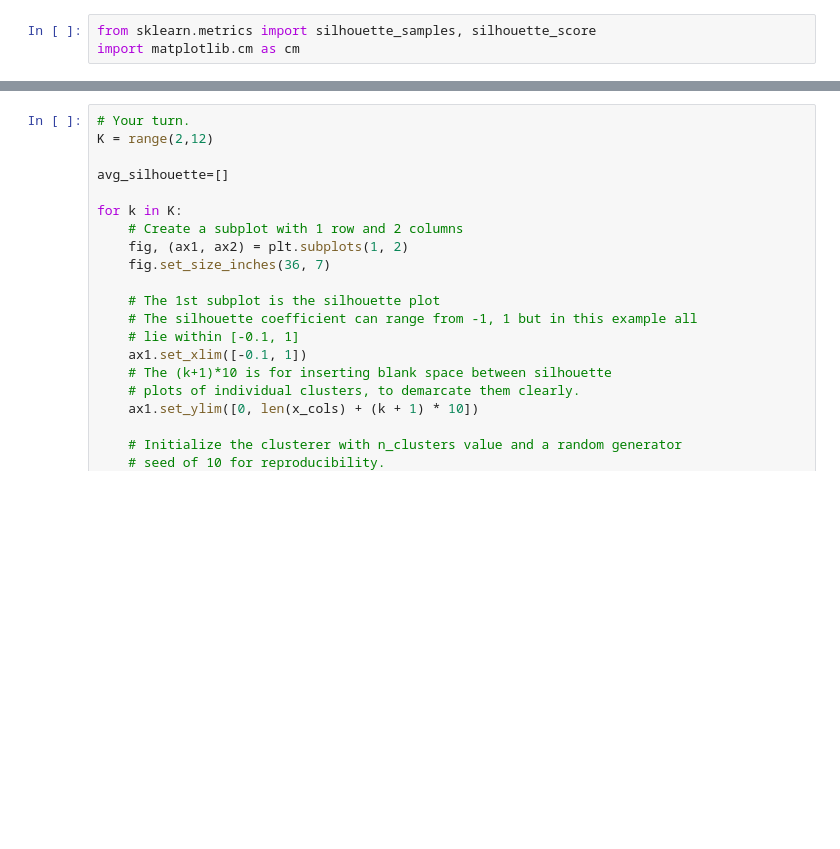
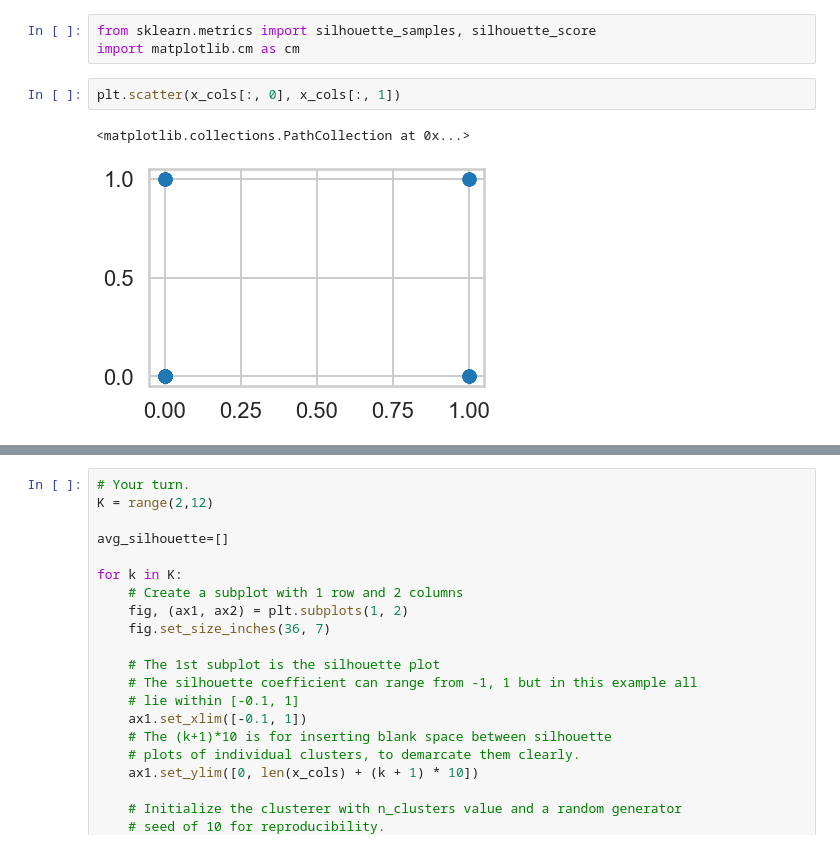
Before and after one commit to hayriizgi/Springboard, a Jupyter notebook: 15_Unsupervised_Learning/15_6_Principal_Components_Analysis_and_Clustering/Clustering Case Study - Customer Segmentation with K-Means - Tier 3.ipynb, the cells around one changed output, grey strips where cells are left out. Saved outputs shown, nothing was run; the diff lists cells and outputs as text; blank space fills up the shorter version.

```diff
--- a/15_Unsupervised_Learning/15_6_Principal_Components_Analysis_and_Clustering/Clustering Case Study - Customer Segmentation with K-Means - Tier 3.ipynb
+++ b/15_Unsupervised_Learning/15_6_Principal_Components_Analysis_and_Clustering/Clustering Case Study - Customer Segmentation with K-Means - Tier 3.ipynb
@@ -265,3 +270,8 @@ Source: http://www.stat.berkeley.edu/~spector/s133/Clus.html
 # %%
 from sklearn.metrics import silhouette_samples, silhouette_score
 import matplotlib.cm as cm
+# %%
+plt.scatter(x_cols[:, 0], x_cols[:, 1])
+# %% [output]
+<matplotlib.collections.PathCollection at 0x...>
+[figure, added]
```
Also changed, not shown: parts of 19 cells of this notebook.
